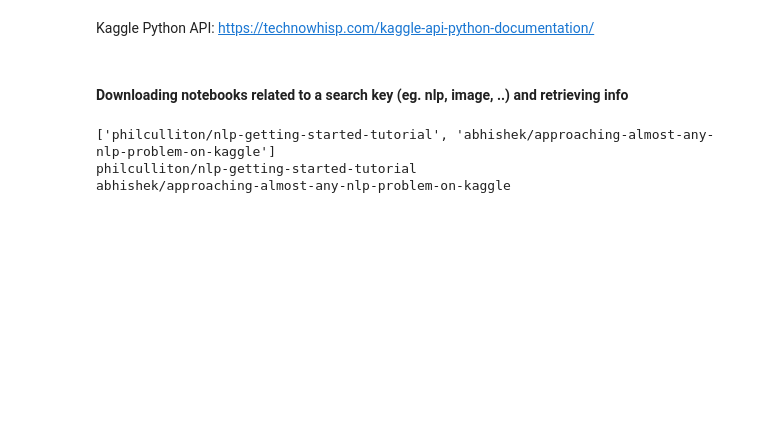
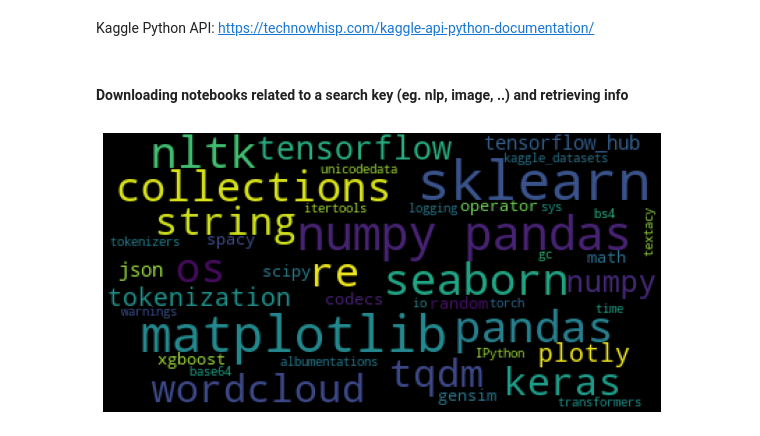
Before and after one commit to DelphianCalamity/kaggle-exploration, a Jupyter notebook: kaggle_exploration.ipynb, the cells around one changed output. Saved outputs shown, nothing was run; the diff lists cells and outputs as text; code cells hidden in the pictures; blank space fills up the shorter version.

Commit message:
wordclouds and Tal's explore_import_statements

```diff
--- a/kaggle_exploration.ipynb
+++ b/kaggle_exploration.ipynb
@@ -55,16 +63 @@ def explore_notebooks(explore_func=None, search=None, page_size=5):
   explore_func(notebooks)
-# %%
-def explore_import_statements(notebooks):
-
-  for notebook in notebooks:
-    print(notebook)
-    # reading .ipynb and .log
-    # parsing them; dumping them to json
-    # derive info from them (libraries used etc)
-    # save/plot info
-
-explore_notebooks(explore_func=explore_import_statements, search='nlp', page_size=2)
-# %% [output]
-['philculliton/nlp-getting-started-tutorial', 'abhishek/approaching-almost-any-nlp-problem-on-kaggle']
-philculliton/nlp-getting-started-tutorial
-abhishek/approaching-almost-any-nlp-problem-on-kaggle
@@ -70,0 +189,5 @@ abhishek/approaching-almost-any-nlp-problem-on-kaggle
+# %%
+# Natural Language Processing
+explore_notebooks(explore_func=explore_import_statements, search='nlp', page_size=20)
+# %% [output]
+[figure, added]
```
Also changed, not shown: parts of 5 cells of this notebook.
